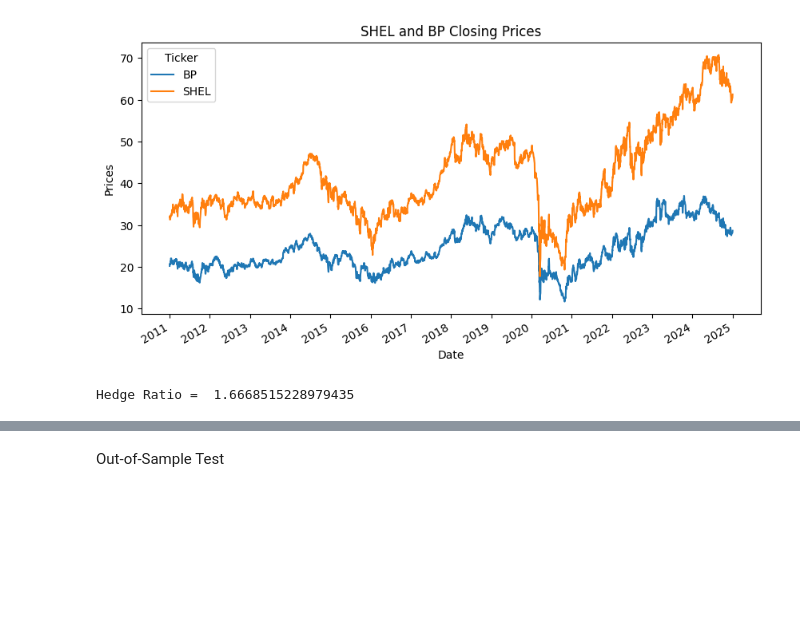
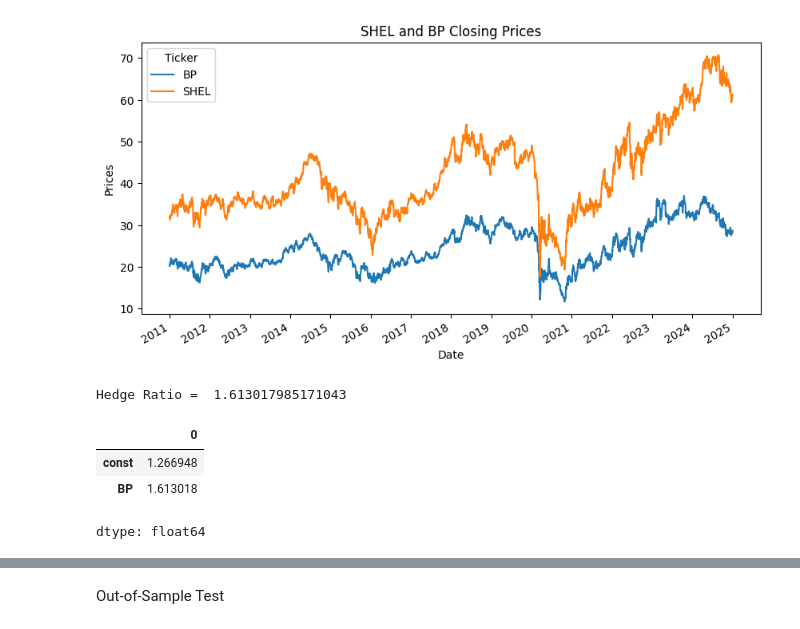
Before and after one commit to MarvinLok/Algo-Trading, a Jupyter notebook: Pair_Trading_Cointegration_Draft.ipynb, the cells around one changed output, grey strips where cells are left out. Saved outputs shown, nothing was run; the diff lists cells and outputs as text; code cells hidden in the pictures; blank space fills up the shorter version.

```diff
--- a/Pair_Trading_Cointegration_Draft.ipynb
+++ b/Pair_Trading_Cointegration_Draft.ipynb
@@ -66,9 +66,19 @@ data['return_B'] = data['BP'].pct_change()
 train_close, test_close = train_test_split(data, test_size=0.3, shuffle=False)
 # %%
 # Run OLS regression
-model= sm.OLS(train_close['SHEL'],train_close['BP']).fit()
-hedge_ratio = model.params[0]
+y = train_close['SHEL']  # Dependent variable
+X = train_close['BP'] # Independent variable
+X = sm.add_constant(X)   # Add constant for intercept
+model= sm.OLS(y,X).fit()
+hedge_ratio = model.params['BP']
 print('Hedge Ratio = ', hedge_ratio)
 # %% [output]
-Hedge Ratio =  1.6668515228979435
+Hedge Ratio =  1.613017985171043
+# %%
+model.params
+# %% [output]
+|  | 0 |
+| const | 1.266948 |
+| BP | 1.613018 |
+dtype: float64
 # %%
```
Also changed, not shown: parts of 10 cells of this notebook.
